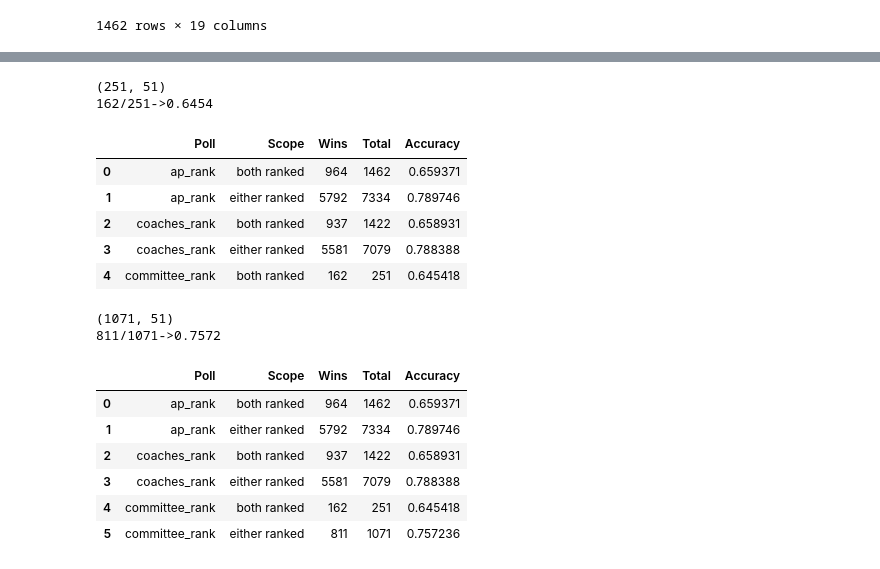
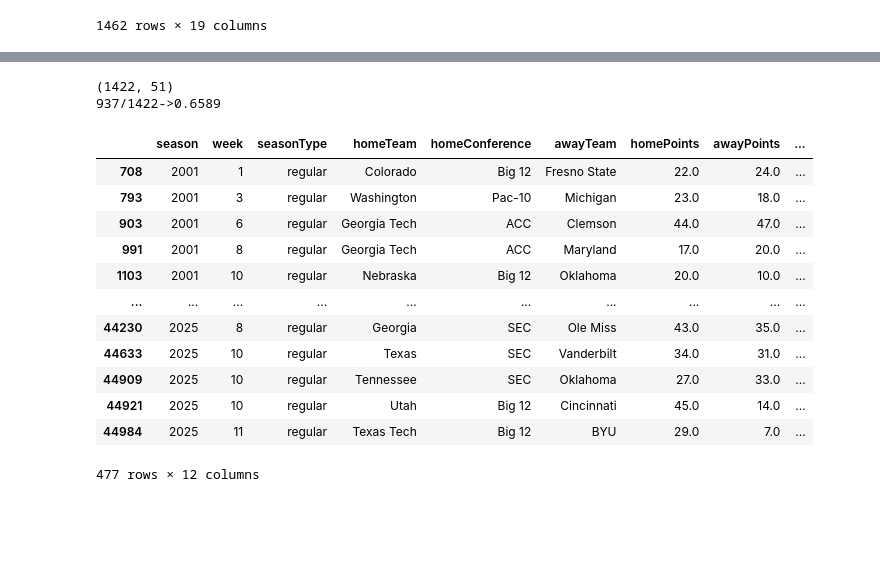
Before and after one commit to wandrz/CFB_Ranking_Analysis, a Jupyter notebook: notebooks/data_explorations.ipynb, the cells around one changed output, grey strips where cells are left out. Drawn from its saved outputs; the diff is of its cells as text; code cells hidden in the pictures; blank space fills up the shorter version.

Commit message:
initial team rank analysis

```diff
--- a/notebooks/data_explorations.ipynb
+++ b/notebooks/data_explorations.ipynb
@@ -88,6 +88,13 @@ def calcRankWinPercent(df, awayPollRankCol, homePollRankCol, onlyBothRanked = Tr
     ((comp_df[awayPollRankCol] < comp_df[homePollRankCol] )
      & (comp_df['awayPoints'] > comp_df['homePoints'])) ]
 
+    lower_ranked_won_df = comp_df[
+    ((comp_df[homePollRankCol] < comp_df[awayPollRankCol] )
+     &(comp_df['homePoints'] < comp_df['awayPoints']))
+     |
+    ((comp_df[awayPollRankCol] < comp_df[homePollRankCol] )
+     & (comp_df['awayPoints'] < comp_df['homePoints'])) ]
+
     wins = higher_ranked_won_df.shape[0]
     total = comp_df.shape[0]
     print(f'{wins}/{total}->{wins/total:.4f}')
@@ -104,7 +111,7 @@ def calcRankWinPercent(df, awayPollRankCol, homePollRankCol, onlyBothRanked = Tr
         'Accuracy' : wins/total
     }
 
-    return res, higher_ranked_won_df
+    return res, higher_ranked_won_df, lower_ranked_won_df
 # %%
 games_path = '../data/games'
 games_df = dfLoaderJson(games_path)
@@ -320,33 +312,26 @@ pd.DataFrame(results)
-# %%
-cmt_both_res, cmt_both_ranked_df = calcRankWinPercent(
-    gamesRankings_df, 'away_committee_rank', 'home_committee_rank', True)
-
-results.append(cmt_both_res)
-
-pd.DataFrame(results)
-# %% [output]
-(251, 51)
-162/251->0.6454
-|  | Poll | Scope | Wins | Total | Accuracy |
-| 0 | ap_rank | both ranked | 964 | 1462 | 0.659371 |
-| 1 | ap_rank | either ranked | 5792 | 7334 | 0.789746 |
-| 2 | coaches_rank | both ranked | 937 | 1422 | 0.658931 |
-| 3 | coaches_rank | either ranked | 5581 | 7079 | 0.788388 |
-| 4 | committee_rank | both ranked | 162 | 251 | 0.645418 |
-# %%
-cmt_either_res, cmt_either_ranked_df = calcRankWinPercent(
-    gamesRankings_df, 'away_committee_rank', 'home_committee_rank', False)
-
-results.append(cmt_either_res)
-
-pd.DataFrame(results)
-# %% [output]
-(1071, 51)
-811/1071->0.7572
-|  | Poll | Scope | Wins | Total | Accuracy |
-| 0 | ap_rank | both ranked | 964 | 1462 | 0.659371 |
-| 1 | ap_rank | either ranked | 5792 | 7334 | 0.789746 |
-| 2 | coaches_rank | both ranked | 937 | 1422 | 0.658931 |
-| 3 | coaches_rank | either ranked | 5581 | 7079 | 0.788388 |
-| 4 | committee_rank | both ranked | 162 | 251 | 0.645418 |
-| 5 | committee_rank | either ranked | 811 | 1071 | 0.757236 |
+# %%
+('away_ap_rank', 'home_ap_rank', True)
+res, ranked_df, upset_df = calcRankWinPercent(
+        gamesRankings_df, 'away_coaches_rank', 'home_coaches_rank', True)
+# %% [output]
+(1422, 51)
+937/1422->0.6589
+# %%
+upset_df.columns
+upset_df[['season', 'week', 'seasonType', 'homeTeam', 'homeConference', 'awayTeam',
+          'homePoints', 'awayPoints', 'home_ap_rank', 'away_ap_rank',
+          'home_coaches_rank', 'away_coaches_rank']]
+# %% [output]
+|  | season | week | seasonType | homeTeam | homeConference | awayTeam | homePoints | awayPoints | ... |
+| 708 | 2001 | 1 | regular | Colorado | Big 12 | Fresno State | 22.0 | 24.0 | ... |
+| 793 | 2001 | 3 | regular | Washington | Pac-10 | Michigan | 23.0 | 18.0 | ... |
+| 903 | 2001 | 6 | regular | Georgia Tech | ACC | Clemson | 44.0 | 47.0 | ... |
+| 991 | 2001 | 8 | regular | Georgia Tech | ACC | Maryland | 17.0 | 20.0 | ... |
+| 1103 | 2001 | 10 | regular | Nebraska | Big 12 | Oklahoma | 20.0 | 10.0 | ... |
+| ... | ... | ... | ... | ... | ... | ... | ... | ... | ... |
+| 44230 | 2025 | 8 | regular | Georgia | SEC | Ole Miss | 43.0 | 35.0 | ... |
+| 44633 | 2025 | 10 | regular | Texas | SEC | Vanderbilt | 34.0 | 31.0 | ... |
+| 44909 | 2025 | 10 | regular | Tennessee | SEC | Oklahoma | 27.0 | 33.0 | ... |
+| 44921 | 2025 | 10 | regular | Utah | Big 12 | Cincinnati | 45.0 | 14.0 | ... |
+| 44984 | 2025 | 11 | regular | Texas Tech | Big 12 | BYU | 29.0 | 7.0 | ... |
+477 rows × 12 columns
```
Also changed, not shown: parts of 7 cells of this notebook.
